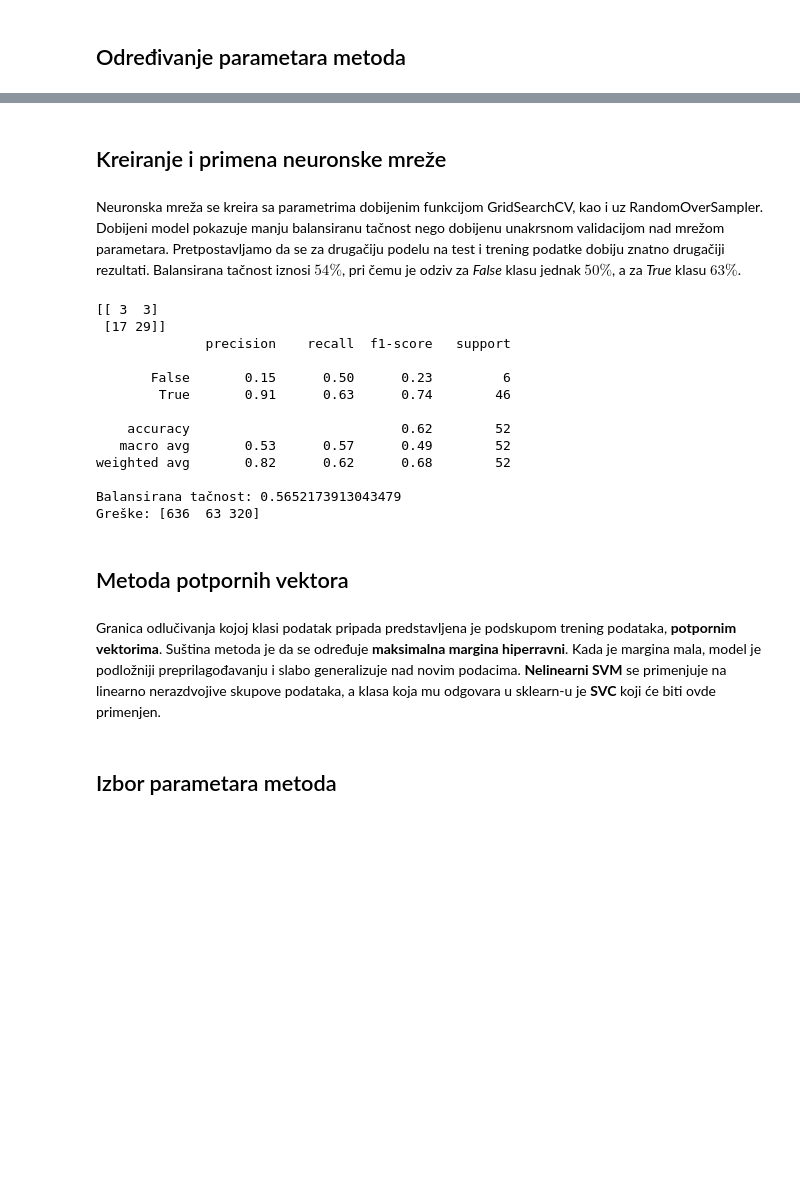
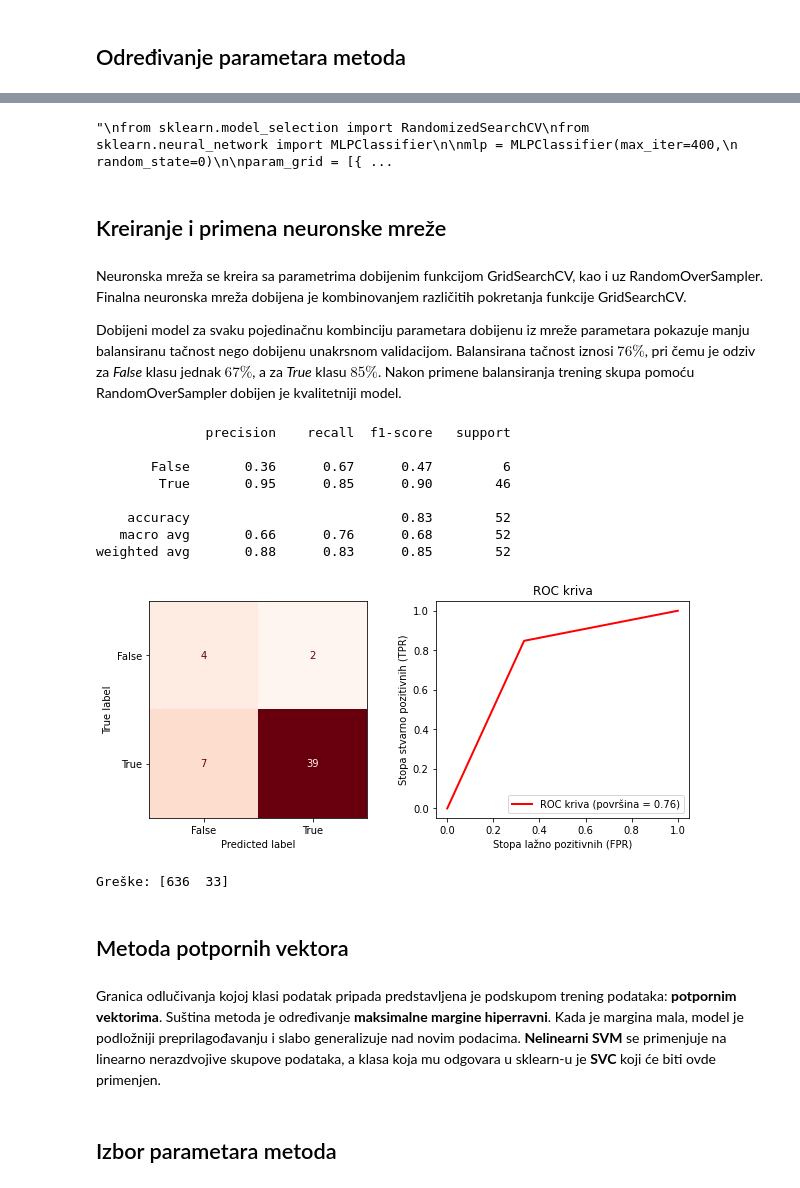
Before and after one commit to matfija/Elektrokonverzija, a Jupyter notebook: elektroklasifikacija.ipynb, the cells around one changed output, grey strips where cells are left out. Saved outputs shown, nothing was run; the diff lists cells and outputs as text; code cells hidden in the pictures; blank space fills up the shorter version.

```diff
--- a/elektroklasifikacija.ipynb
+++ b/elektroklasifikacija.ipynb
@@ -368,6 +393,36 @@ Parametri potrebni za višeslojnu neuronsku mrežu: <br>
+# %%
+'''
+from sklearn.model_selection import RandomizedSearchCV
+from sklearn.neural_network import MLPClassifier
+
+mlp = MLPClassifier(max_iter=400,
+                    random_state=0)
+
+param_grid = [{
+    'hidden_layer_sizes':[(6,4),(10,5),(15,10)],
+    'activation':['relu','tanh'],
+    'solver':['adam','lbfgs'],
+    'batch_size':[1,5,10],
+    'alpha':[0.0001,0.001,0.005],
+    'learning_rate_init':[0.001,0.01,0.1]
+}]
+
+grid = RandomizedSearchCV(estimator=mlp,
+                    param_distributions=param_grid,
+                    cv=3,
+                    refit='balanced_accuracy',
+                    scoring= ['roc_auc','balanced_accuracy'])
+
+grid.fit(X_train, y_train)
+'''
+# %% [output]
+"\nfrom sklearn.model_selection import RandomizedSearchCV\nfrom sklearn.neural_network import MLPClassifier\n\nmlp = MLPClassifier(max_iter=400,\n                    random_state=0)\n\nparam_grid = [{ ...
 # %% [markdown]
 ## Kreiranje i primena neuronske mreže
 # %% [markdown]
 Neuronska mreža se kreira sa parametrima dobijenim funkcijom GridSearchCV, kao i uz RandomOverSampler.
-Dobijeni model pokazuje manju balansiranu tačnost nego dobijenu unakrsnom validacijom nad mrežom parametara. Pretpostavljamo da se za drugačiju podelu na test i trening podatke dobiju znatno drugačiji rezultati.
-Balansirana tačnost iznosi $54\%$, pri čemu je odziv za *False* klasu jednak $50\%$, a za *True* klasu $63\%$.
+Finalna neuronska mreža dobijena je kombinovanjem različitih pokretanja funkcije GridSearchCV.
+
+Dobijeni model za svaku pojedinačnu kombinciju parametara dobijenu iz mreže parametara pokazuje manju balansiranu tačnost nego dobijenu unakrsnom validacijom.
+Balansirana tačnost iznosi $76\%$, pri čemu je odziv za *False* klasu jednak $67\%$, a za *True* klasu $85\%$.
+Nakon primene balansiranja trening skupa pomoću RandomOverSampler dobijen je kvalitetniji model.
@@ -383,35 +429,32 @@ X_test = scaler.transform(X_test)
 # %%
 from sklearn.neural_network import MLPClassifier
 
-clf = MLPClassifier(hidden_layer_sizes=(100,70,),
-                    activation='relu',
-                    solver='sgd',
-                    alpha=0.1,
+mlp = MLPClassifier(solver='sgd',
+                    activation='tanh',
+                    hidden_layer_sizes=(15,10),
                     learning_rate='invscaling',
                     learning_rate_init=0.001,
-                    power_t=0.7,
-                    max_iter=1000,
-                    random_state=1)
+                    power_t = 0.6,
+                    batch_size=5,
+                    max_iter=400,
+                    random_state=0)
 
-clf = clf.fit(X_train, y_train)
-kvalitet_modela(clf, X_test, y_test)
+mlp = mlp.fit(X_train, y_train)
+kvalitet_modela(mlp, X_test, y_test)
 # %% [output]
-[[ 3  3]
- [17 29]]
               precision    recall  f1-score   support
 
-       False       0.15      0.50      0.23         6
-        True       0.91      0.63      0.74        46
+       False       0.36      0.67      0.47         6
+        True       0.95      0.85      0.90        46
 
-    accuracy                           0.62        52
-   macro avg       0.53      0.57      0.49        52
-weighted avg       0.82      0.62      0.68        52
-
-Balansirana tačnost: 0.5652173913043479
-Greške: [636  63 320]
+    accuracy                           0.83        52
+   macro avg       0.66      0.76      0.68        52
+weighted avg       0.88      0.83      0.85        52
+[figure, added]
+Greške: [636  33]
 # %% [markdown]
 ## Metoda potpornih vektora
 # %% [markdown]
-Granica odlučivanja kojoj klasi podatak pripada predstavljena je podskupom trening podataka, **potpornim vektorima**.
-Suština metoda je da se određuje **maksimalna margina hiperravni**. Kada je margina mala, model je podložniji preprilagođavanju i slabo generalizuje nad novim podacima.
+Granica odlučivanja kojoj klasi podatak pripada predstavljena je podskupom trening podataka: **potpornim vektorima**.
+Suština metoda je određivanje **maksimalne margine hiperravni**. Kada je margina mala, model je podložniji preprilagođavanju i slabo generalizuje nad novim podacima.
 **Nelinearni SVM** se primenjuje na linearno nerazdvojive skupove podataka, a klasa koja mu odgovara u sklearn-u je **SVC** koji će biti ovde primenjen.
```
Also changed, not shown: parts of 42 cells of this notebook.
